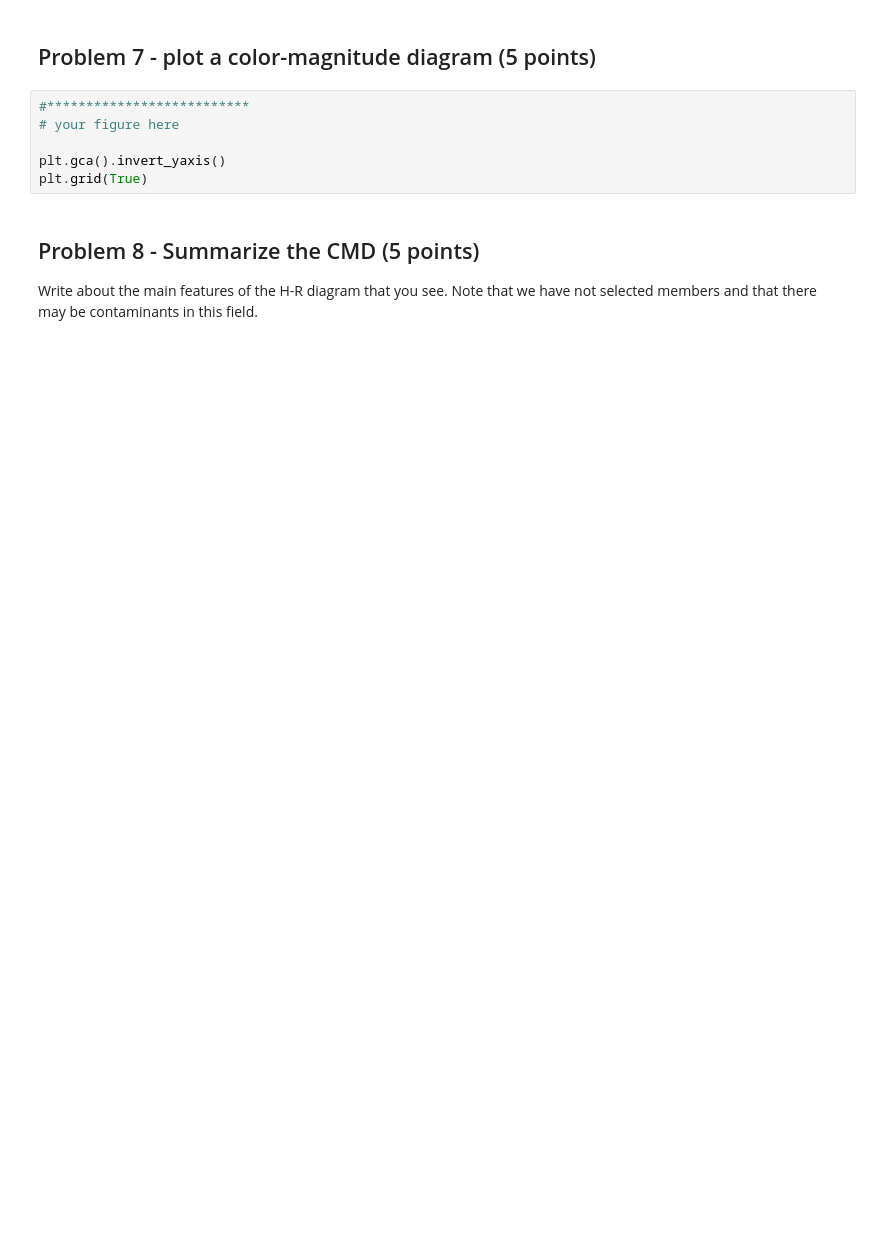
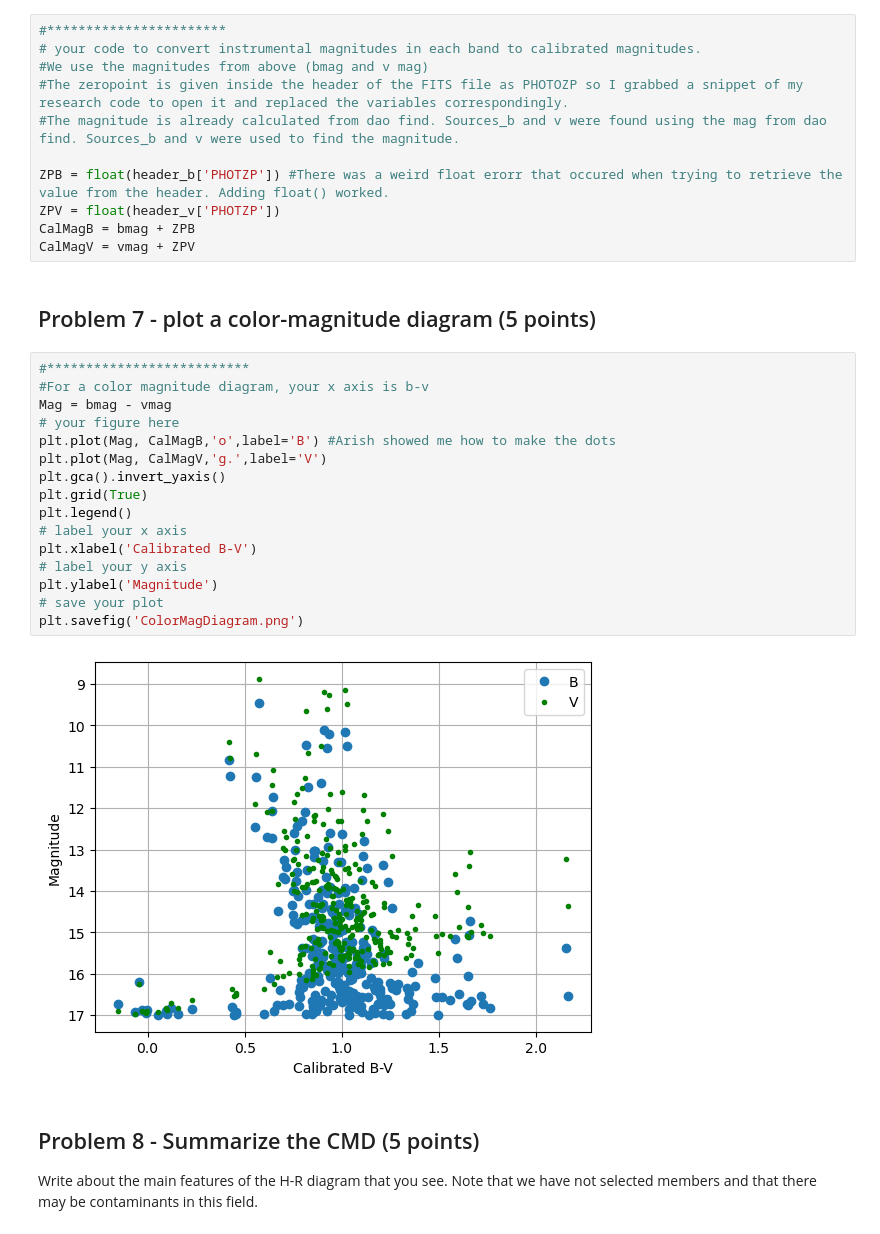
Before and after one commit to ChristianArgueta/Reductionproject_student, a Jupyter notebook: cluster_photometry_student.ipynb, the cells around one changed output. Cells and saved outputs as stored; diff of their text form; blank space fills up the shorter version.

```diff
--- a/cluster_photometry_student.ipynb
+++ b/cluster_photometry_student.ipynb
@@ -446,11 +492,34 @@ Using this and the ZP for each image (reported in the image header as PHOTZP), c
+# %%
+#***********************
+# your code to convert instrumental magnitudes in each band to calibrated magnitudes.
+#We use the magnitudes from above (bmag and v mag)
+#The zeropoint is given inside the header of the FITS file as PHOTOZP so I grabbed a snippet of my research code to open it and replaced the variables correspondingly.
+#The magnitude is already calculated from dao find. Sources_b and v were found using the mag from dao find. Sources_b and v were used to find the magnitude.
+
+ZPB = float(header_b['PHOTZP']) #There was a weird float erorr that occured when trying to retrieve the value from the header. Adding float() worked.
+ZPV = float(header_v['PHOTZP'])
+CalMagB = bmag + ZPB
+CalMagV = vmag + ZPV
 # %% [markdown]
 ## Problem 7 - plot a color-magnitude diagram (5 points)
-# %%
-#**************************
-# your figure here
-
-plt.gca().invert_yaxis()
-plt.grid(True)
+# %%
+#**************************
+#For a color magnitude diagram, your x axis is b-v
+Mag = bmag - vmag
+# your figure here
+plt.plot(Mag, CalMagB,'o',label='B') #Arish showed me how to make the dots
+plt.plot(Mag, CalMagV,'g.',label='V')
+plt.gca().invert_yaxis()
+plt.grid(True)
+plt.legend()
+# label your x axis
+plt.xlabel('Calibrated B-V')
+# label your y axis
+plt.ylabel('Magnitude')
+# save your plot
+plt.savefig('ColorMagDiagram.png')
+# %% [output]
+[figure, added]
 # %% [markdown]
 ## Problem 8 - Summarize the CMD (5 points)
 Write about the main features of the H-R diagram that you see.  Note that we have not selected members and that there may be contaminants in this field.
```
Also changed, not shown: parts of 10 cells of this notebook, 1 other file.
